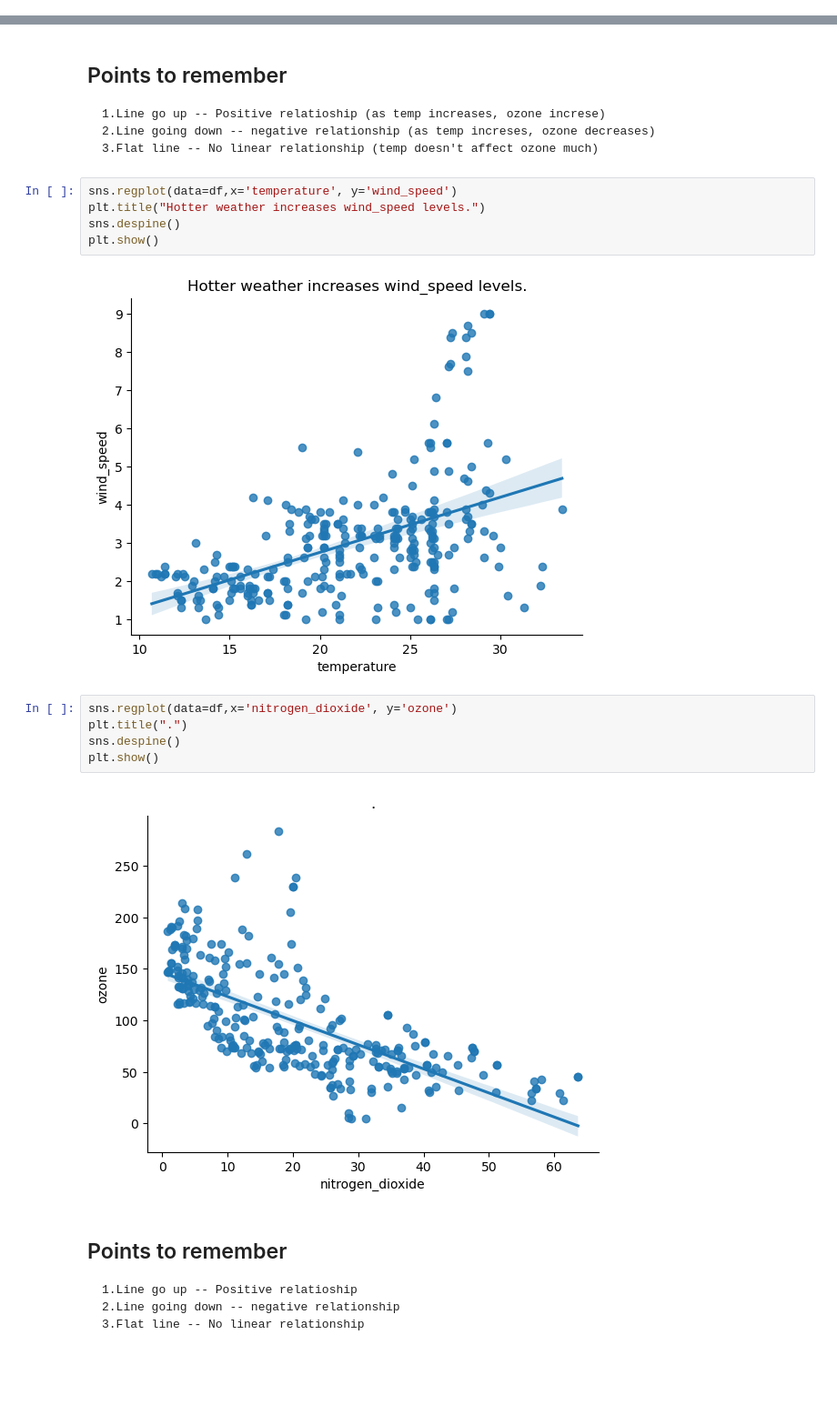
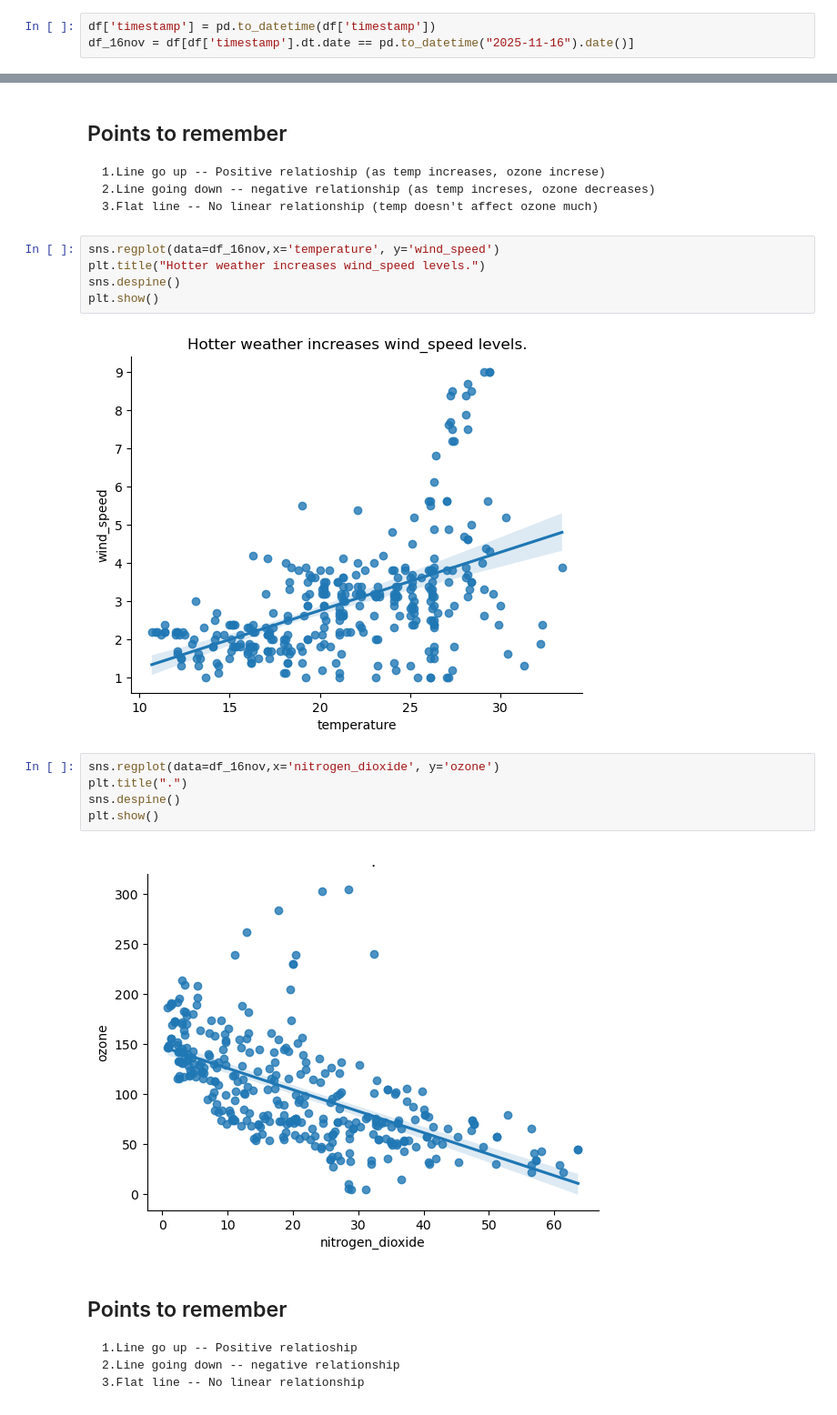
Before and after one commit to Lokey666/weather_monitoring_project, a Jupyter notebook: jupyter_notebooks/common_trends.ipynb, the cells around one changed output, grey strips where cells are left out. Shown: that part at 91% size. Cells and saved outputs as stored; diff of their text form; blank space fills up the shorter version.

```diff
--- a/jupyter_notebooks/common_trends.ipynb
+++ b/jupyter_notebooks/common_trends.ipynb
@@ -23,4 +23,7 @@ df.head()
 | 2 | 3 | Bhopal | 2025-11-16 00:16:38.737303+05:30 | 18.0 | 28.0 | 2.000000 | 56.95 | 50.35 | 20.45 | ... |
 | 3 | 4 | Chennai | 2025-11-16 00:16:38.355079+05:30 | 27.0 | 84.0 | 5.611111 | 59.25 | 50.05 | 8.05 | ... |
 | 4 | 5 | Dehradun | 2025-11-16 00:16:38.785387+05:30 | 11.4 | 55.0 | 2.194444 | 53.05 | 51.85 | 34.55 | ... |
+# %%
+df['timestamp'] = pd.to_datetime(df['timestamp'])
+df_16nov = df[df['timestamp'].dt.date == pd.to_datetime("2025-11-16").date()]
 # %%
@@ -37,19 +40,19 @@ plt.show()
     2.Line going down -- negative relationship (as temp increses, ozone decreases)
     3.Flat line -- No linear relationship (temp doesn't affect ozone much)
 # %%
-sns.regplot(data=df,x='temperature', y='wind_speed')
+sns.regplot(data=df_16nov,x='temperature', y='wind_speed')
 plt.title("Hotter weather increases wind_speed levels.")
 sns.despine()
 plt.show()
 # %% [output]
-[figure, old version]
+[figure, new version]
 # %%
-sns.regplot(data=df,x='nitrogen_dioxide', y='ozone')
+sns.regplot(data=df_16nov,x='nitrogen_dioxide', y='ozone')
 plt.title(".")
 sns.despine()
 plt.show()
 # %% [output]
-[figure, old version]
+[figure, new version]
 # %% [markdown]
 ## Points to remember
 
```
Also changed, not shown: parts of 1 cell of this notebook, 4 other files.
